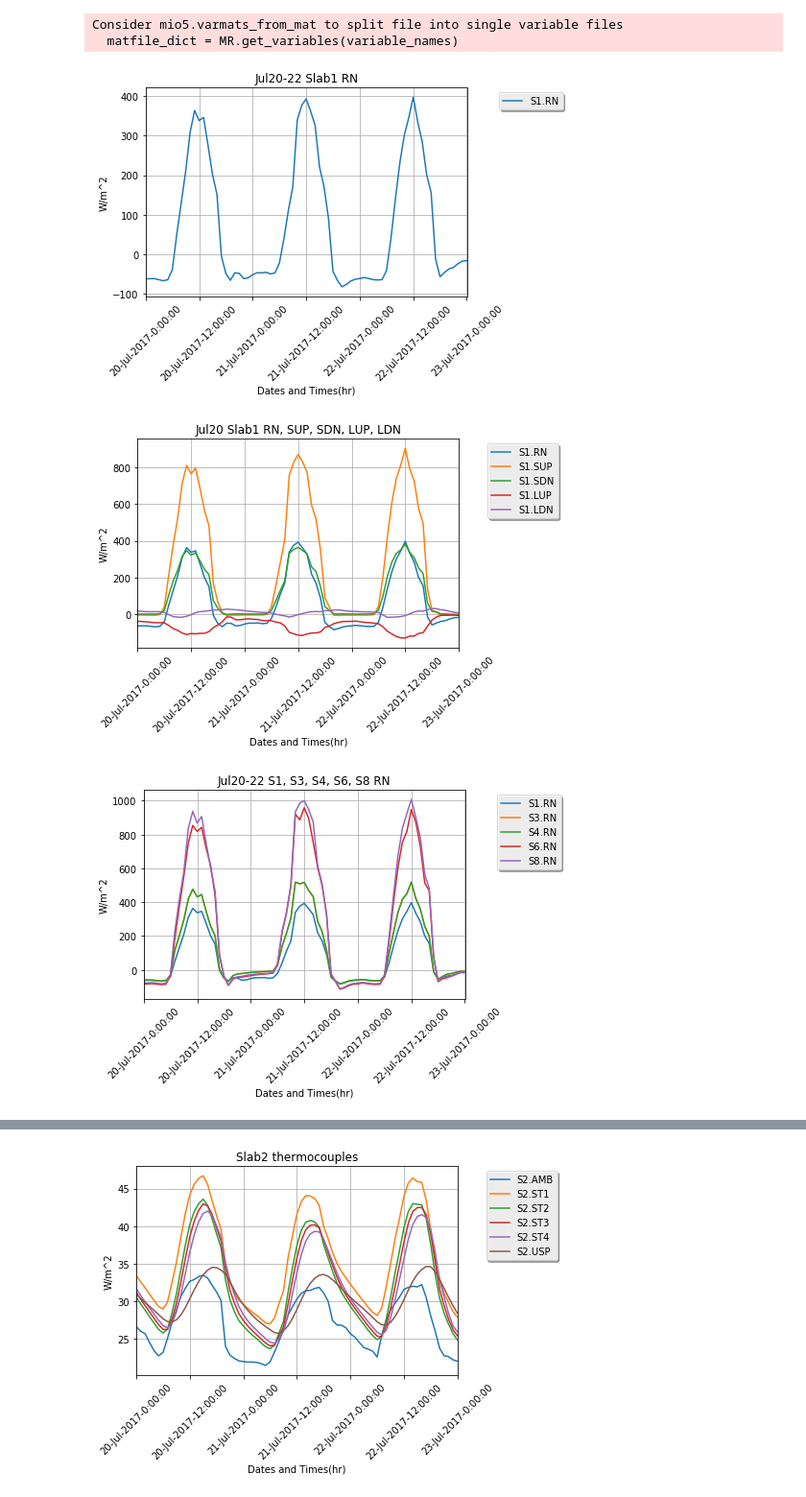
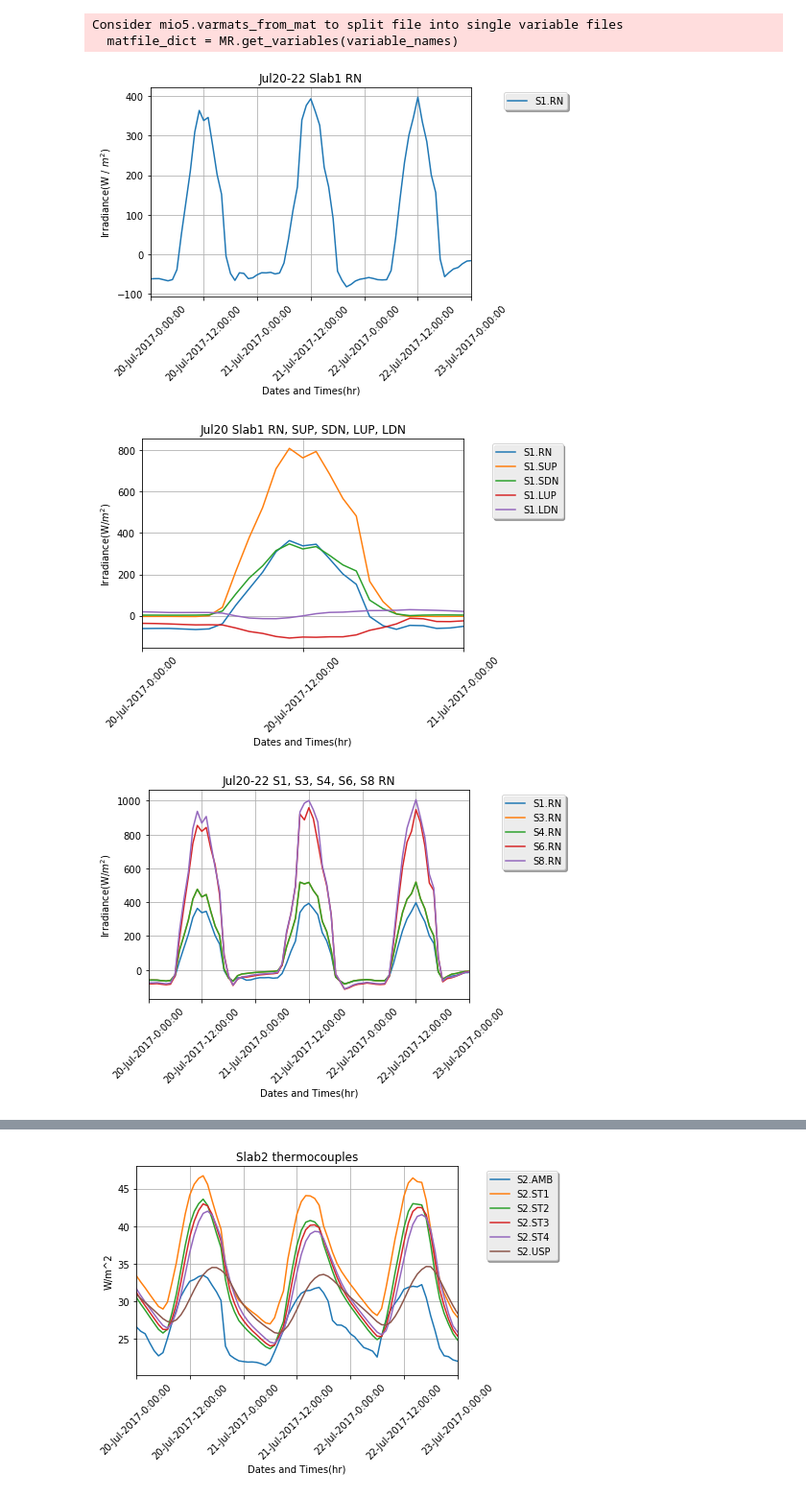
Before and after one commit to mattandersoninf/ALDataAnalysis, a Jupyter notebook: Jul20_Jul22_Analysis.ipynb, the cells around one changed output, grey strips where cells are left out. Shown at 96% size. Saved outputs shown, nothing was run; the diff lists cells and outputs as text; code cells hidden in the pictures.

Commit message:
needed to make adjustments to st units and correct graph dates

```diff
--- a/Jul20_Jul22_Analysis.ipynb
+++ b/Jul20_Jul22_Analysis.ipynb
@@ -21,7 +21,7 @@ s1_amb, s1_st1, s1_st2, s1_st3, s1_st4, s1_usp, s1_soilt = [],[],[],[],[],[],[]
 s1_e1, s1_e3, s1_e4, s1_vwc3, s1_vwc6, s1_ws, s1_bp, s1_rh = [],[],[],[],[],[],[],[]
 s2_amb, s2_st1, s2_st2, s2_st3, s2_st4, s2_usp = [],[],[],[],[],[]
 s3_amb, s3_st1, s3_st2, s3_st3, s3_st4, s3_usp = [],[],[],[],[],[]
-s4_amb, s4_st1, s4_st2, s4_st3, s4_st4, s4_usp = [],[],[],[],[],[]
+s4_amb, s4_st1, s4_st2, s4_st3, s4_st4, s4_usp, s4_e1, s4_soilt3, s4_rain = [],[],[],[],[],[],[],[],[]
 s5_amb, s5_st1, s5_st2, s5_st3, s5_st4, s5_usp = [],[],[],[],[],[]
 s6_amb, s6_st1, s6_st2, s6_st3, s6_st4, s6_usp = [],[],[],[],[],[]
 s7_amb, s7_st1, s7_st2, s7_st3, s7_st4, s7_usp = [],[],[],[],[],[]
@@ -43,7 +43,7 @@ for k in range(576,1452,12):
     ts_s1_e1, ts_s1_e3, ts_s1_e4, ts_s1_vwc3, ts_s1_vwc6, ts_s1_ws, ts_s1_bp, ts_s1_rh = 0,0,0,0,0,0,0,0
     ts_s2_amb, ts_s2_st1, ts_s2_st2, ts_s2_st3, ts_s2_st4, ts_s2_usp = 0,0,0,0,0,0
     ts_s3_amb, ts_s3_st1, ts_s3_st2, ts_s3_st3, ts_s3_st4, ts_s3_usp = 0,0,0,0,0,0
-    ts_s4_amb, ts_s4_st1, ts_s4_st2, ts_s4_st3, ts_s4_st4, ts_s4_usp = 0,0,0,0,0,0
+    ts_s4_amb, ts_s4_st1, ts_s4_st2, ts_s4_st3, ts_s4_st4, ts_s4_usp, ts_s4_e1, ts_s4_soilt3, ts_s4_rain = 0,0,0,0,0,0,0,0,0
     ts_s5_amb, ts_s5_st1, ts_s5_st2, ts_s5_st3, ts_s5_st4, ts_s5_usp = 0,0,0,0,0,0
     ts_s6_amb, ts_s6_st1, ts_s6_st2, ts_s6_st3, ts_s6_st4, ts_s6_usp = 0,0,0,0,0,0
     ts_s7_amb, ts_s7_st1, ts_s7_st2, ts_s7_st3, ts_s7_st4, ts_s7_usp = 0,0,0,0,0,0
@@ -117,15 +117,18 @@ for k in range(576,1452,12):
         ts_s1_vwc6 += float(matfile['S1']['VWC6'][0][0][0][k+l])
         ts_s1_ws += float(matfile['S1']['WS'][0][0][k+l][0])
         ts_s1_bp += float(matfile['S1']['BP'][0][0][k+l][0])
-        ts_s1_mh2o += float(matfile['S1']['MH2O'][0][0][k+1][0])
+        ts_s1_mh2o += float(matfile['S1']['MH2O'][0][0][k+l][0])
         ts_s2_mh2o += float(matfile['S2']['MH2O'][0][0][0][k+l])
-        ts_s3_mh2o += float(matfile['S3']['MH2O'][0][0][k+1][0])
-        ts_s4_mh2o += float(matfile['S4']['MH2O'][0][0][k+1][0])
-        ts_s5_mh2o += float(matfile['S5']['MH2O'][0][0][0][k+1])
-        ts_s6_mh2o += float(matfile['S6']['MH2O'][0][0][k+1][0])
-        ts_s7_mh2o += float(matfile['S7']['MH2O'][0][0][0][k+1])
-        ts_s8_mh2o += float(matfile['S8']['MH2O'][0][0][k+1][0])
-        ts_s1_rh += float(matfile['S1']['RH'][0][0][k+1][0])
+        ts_s3_mh2o += float(matfile['S3']['MH2O'][0][0][k+l][0])
+        ts_s4_mh2o += float(matfile['S4']['MH2O'][0][0][k+l][0])
+        ts_s5_mh2o += float(matfile['S5']['MH2O'][0][0][0][k+l])
+        ts_s6_mh2o += float(matfile['S6']['MH2O'][0][0][k+l][0])
+        ts_s7_mh2o += float(matfile['S7']['MH2O'][0][0][0][k+l])
+        ts_s8_mh2o += float(matfile['S8']['MH2O'][0][0][k+l][0])
+        ts_s1_rh += float(matfile['S1']['RH'][0][0][k+l][0])
+        ts_s4_e1 += float(matfile['S4']['E1'][0][0][k+l][0])
+        ts_s4_soilt3 += float(matfile['S4']['SOILT3'][0][0][k+l][0])
+        ts_s4_rain += float(matfile['S4']['RAIN'][0][0][k+l])
 
     # place the average for each parameter in the list for each parameter
     s1_rn.append(ts_s1_rn/12)
@@ -203,6 +206,9 @@ for k in range(576,1452,12):
     s7_mh2o.append(ts_s7_mh2o/12)
     s8_mh2o.append(ts_s8_mh2o/12)
     s1_rh.append(ts_s1_rh/12)
+    s4_e1.append(ts_s4_e1/12)
+    s4_soilt3.append(ts_s4_soilt3/12)
+    s4_rain.append(ts_s4_rain/12)
 # convert all of the lists generated before into numpy arrays so that they can be graphed
 np_dates = np.array(s1_dates)
 np_s1_rn = np.array(s1_rn)
@@ -280,6 +286,9 @@ np_s6_mh2o = np.array(s6_mh2o)
 np_s7_mh2o = np.array(s7_mh2o)
 np_s8_mh2o = np.array(s8_mh2o)
 np_s1_rh = np.array(s1_rh)
+np_s4_e1 = np.array(s4_e1)
+np_s4_soilt3 = np.array(s4_soilt3)
+np_s4_rain = np.array(s4_rain)
 x = []
 xlabels = []
 xticks = []
@@ -297,28 +306,28 @@ plt.legend(loc='upper center', bbox_to_anchor=(1.2, 1.0), shadow=True, ncol=1)
 plt.xlim(xlim)
 plt.xticks(xticks, xlabels, rotation= 45)
 plt.xlabel('Dates and Times(hr)')
-plt.ylabel('W/m^2')
+plt.ylabel('Irradiance(W/$m^2$)')
 plt.title('Jul20-22 Slab1 RN')
 plt.grid(True)
 plt.show()
 # %% [output]
-[figure, old version]
+[figure, new version]
 # %%
-fig1 = plt.plot(x, np_s1_rn, label='S1.RN')
-fig2 = plt.plot(x, np_s1_sup, label='S1.SUP')
-fig3 = plt.plot(x, np_s1_sdn, label='S1.SDN')
-fig4 = plt.plot(x, np_s1_lup, label='S1.LUP')
-fig5 = plt.plot(x, np_s1_ldn, label='S1.LDN')
+fig1 = plt.plot(x[0:25], np_s1_rn[0:25], label='S1.RN')
+fig2 = plt.plot(x[0:25], np_s1_sup[0:25], label='S1.SUP')
+fig3 = plt.plot(x[0:25], np_s1_sdn[0:25], label='S1.SDN')
+fig4 = plt.plot(x[0:25], np_s1_lup[0:25], label='S1.LUP')
+fig5 = plt.plot(x[0:25], np_s1_ldn[0:25], label='S1.LDN')
 plt.legend(loc='upper center', bbox_to_anchor=(1.2, 1.0), shadow=True, ncol=1)
-plt.xlim(xlim)
-plt.xticks(xticks, xlabels, rotation= 45)
+plt.xlim((0,3))
+plt.xticks(xticks[0:3], xlabels[0:3], rotation= 45)
 plt.xlabel('Dates and Times(hr)')
-plt.ylabel('W/m^2')
+plt.ylabel('Irradiance(W/$m^2$)')
 plt.title('Jul20 Slab1 RN, SUP, SDN, LUP, LDN')
 plt.grid(True)
 plt.show()
 # %% [output]
-[figure, old version]
+[figure, new version]
 # %%
 fig1 = plt.plot(x, np_s1_rn, label='S1.RN')
 fig2 = plt.plot(x, np_s3_rn, label='S3.RN')
@@ -329,12 +338,12 @@ plt.legend(loc='upper center', bbox_to_anchor=(1.2, 1.0), shadow=True, ncol=1)
 plt.xlim(xlim)
 plt.xticks(xticks, xlabels, rotation= 45)
 plt.xlabel('Dates and Times(hr)')
-plt.ylabel('W/m^2')
+plt.ylabel('Irradiance(W/$m^2$)')
 plt.title('Jul20-22 S1, S3, S4, S6, S8 RN')
 plt.grid(True)
 plt.show()
 # %% [output]
-[figure, old version]
+[figure, new version]
 # %%
 fig, ax1 = plt.subplots()
 ax2 = ax1.twinx()
```
Also changed, not shown: parts of 14 cells of this notebook.
